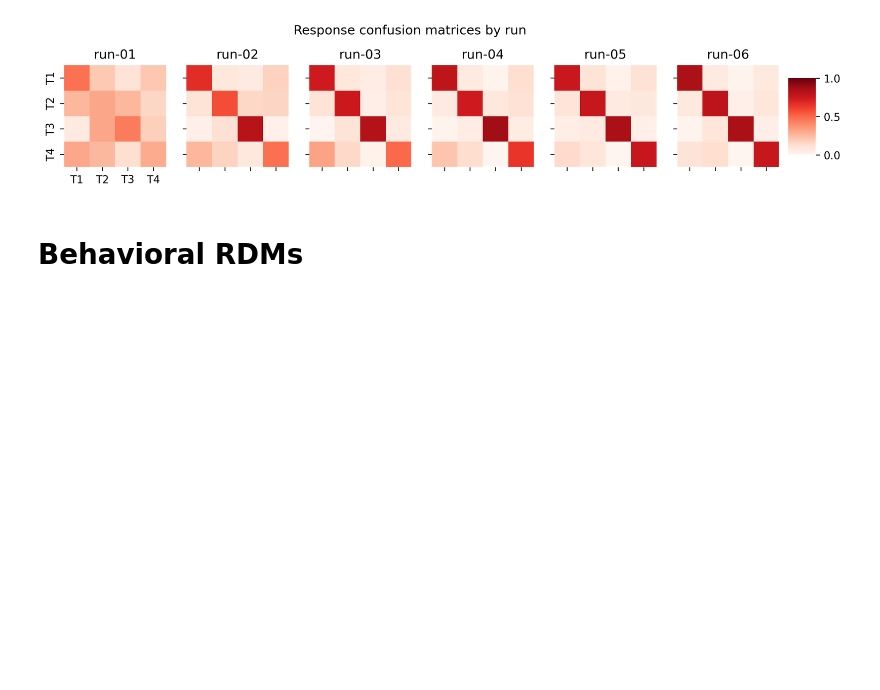
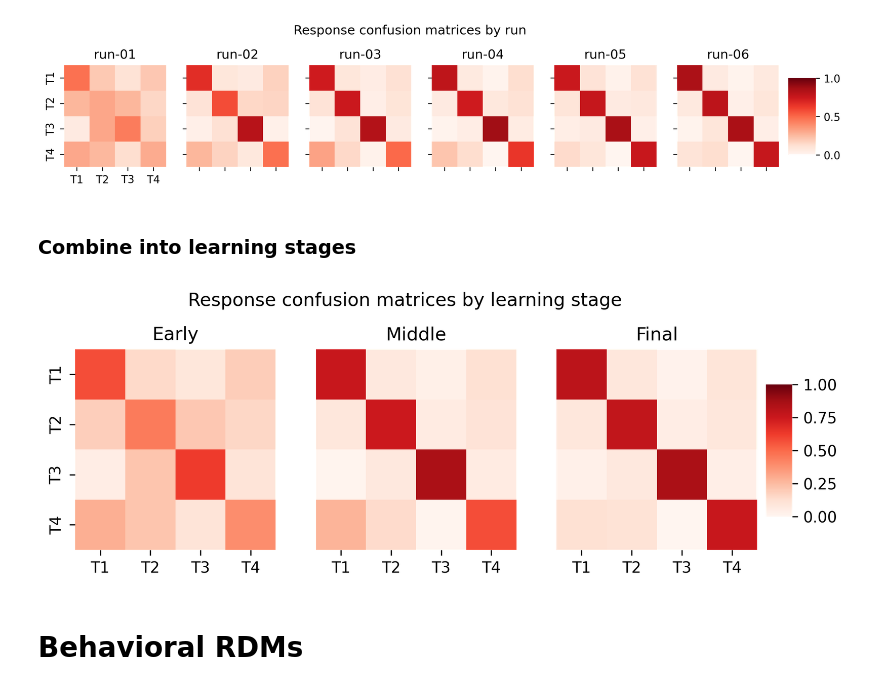
Before and after one commit to SoundBrainLab/fMRI_auditory-category-learning, a Jupyter notebook: 04_behavior/behavior_analysis.ipynb, the cells around one changed output. Saved outputs shown, nothing was run; the diff lists cells and outputs as text; code cells hidden in the pictures; blank space fills up the shorter version.

```diff
--- a/04_behavior/behavior_analysis.ipynb
+++ b/04_behavior/behavior_analysis.ipynb
@@ -458,7 +482,7 @@ t = -3.29; p = 0.0072
 # %% [markdown]
 # Response RDMs
 # %%
-run_cm_dict = {}
+resp_run_cm_dict = {}
 for rx, run in enumerate(range(6)):
     group_cm_list = []
     for sub_id in sub_list_nman:
@@ -484,16 +508,16 @@ for rx, run in enumerate(range(6)):
         cm = confusion_matrix(renum_simple_df['correct_key'], renum_simple_df['trial_type'], normalize='true')
 
         group_cm_list.append(cm)
-    run_cm_dict[f'run-0{rx+1}'] = group_cm_list
+    resp_run_cm_dict[f'run-0{rx+1}'] = group_cm_list
 # %%
 fig,ax = plt.subplots(1,6, figsize=(12,2.5), dpi=300, )#sharex=True, sharey=True)
 fig.suptitle('Response confusion matrices by run')
 
 cbar_ax = fig.add_axes([.91, .3, .03, .4])
 
-for rx, run_id in enumerate(run_cm_dict):
+for rx, run_id in enumerate(resp_run_cm_dict):
     #print(run_id)
-    run_mean = np.mean(run_cm_dict[run_id], axis=0)
+    run_mean = np.mean(resp_run_cm_dict[run_id], axis=0)
 
     sns.heatmap(run_mean,
                 square=True,
@@ -516,6 +540,47 @@ fig.savefig('cm_response.svg')
 #fig.savefig('cm_response_noticks.svg')
 # %% [output]
 [figure]
+# %% [markdown]
+### Combine into learning stages
+# %%
+# Create a new dictionary to hold stage-level confusion matrices
+resp_stage_cm_dict = {'early': [], 'middle': [], 'final': []}
+
+# Aggregate matrices by stage
+for run_id, cm_list in resp_run_cm_dict.items():
+    stage = run_to_stage[run_id]
+    resp_stage_cm_dict[stage].extend(cm_list)
+# %%
+fig, ax = plt.subplots(1, 3, figsize=(8, 3), dpi=300)
+fig.suptitle('Response confusion matrices by learning stage')
+
+cbar_ax = fig.add_axes([.91, .3, .03, .4])
+
+for i, stage in enumerate(['early', 'middle', 'final']):
+    stage_resp_mean = np.mean(resp_stage_cm_dict[stage], axis=0)
+
+    sns.heatmap(stage_resp_mean,
+                square=True,
+                cmap='Reds',
+                ax=ax[i],
+                cbar=True if i == 2 else False,
+                cbar_ax=cbar_ax if i == 2 else None,
+                annot=False,
+                vmin=0,
+                vmax=1,
+                xticklabels=tone_labels,
+                yticklabels=tone_labels if i == 0 else False)
+
+    ax[i].set_title(stage.capitalize())
+    ax[i].tick_params(labelsize=10)
+
+    if i > 0:
+        ax[i].set_ylabel('')
+
+
+#fig.savefig('cm_response_by_stage.svg')
+# %% [output]
+[figure, added]
 # %% [markdown]
 # Behavioral RDMs
 # %% [markdown]
```
Also changed, not shown: parts of 18 cells of this notebook.
